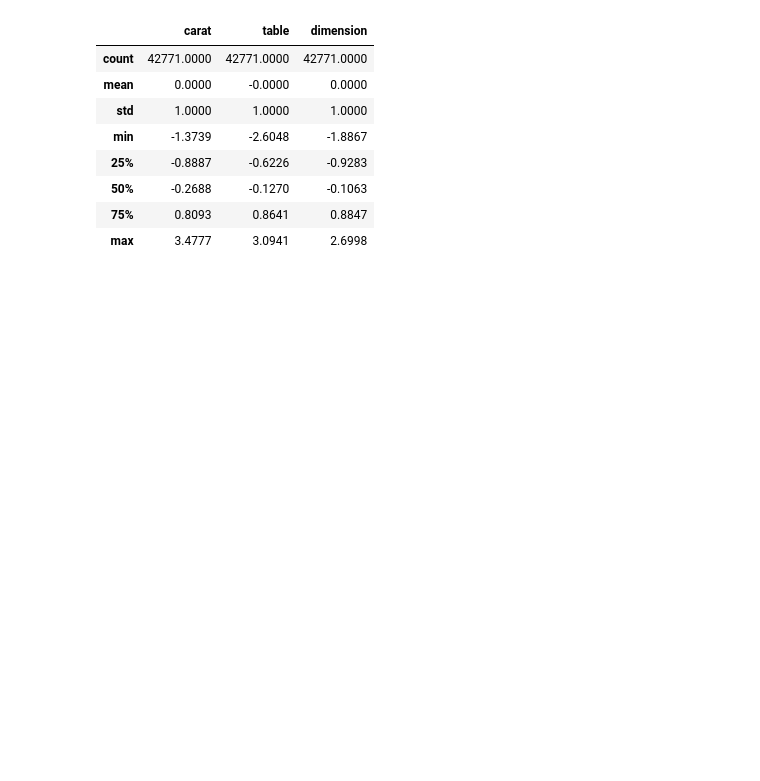
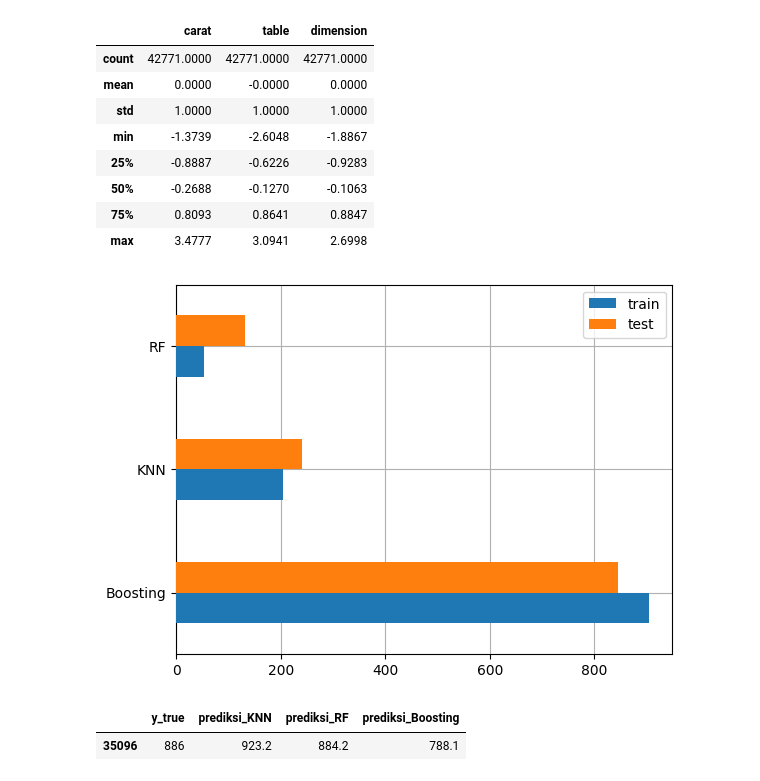
Before and after one commit to rubyw177/diamond-price-predictive, a Jupyter notebook: diamond_predictive.ipynb, the cells around one changed output. Saved outputs shown, nothing was run; the diff lists cells and outputs as text; code cells hidden in the pictures; blank space fills up the shorter version.

Commit message:
Added model evaluation

```diff
--- a/diamond_predictive.ipynb
+++ b/diamond_predictive.ipynb
@@ -335,3 +335,30 @@ from sklearn.ensemble import AdaBoostRegressor
 boosting = AdaBoostRegressor(learning_rate=0.05, random_state=55)
 boosting.fit(X_train, y_train)
 models.loc["train_mse", "Boosting"] = mean_squared_error(y_pred=boosting.predict(X_train), y_true=y_train)
+# %%
+# scale the x test before inputting it to model
+X_test.loc[:, numerical_features] = scaler.transform(X_test[numerical_features])
+# %%
+mse = pd.DataFrame(columns=['train', 'test'], index=['KNN','RF','Boosting'])
+
+model_dict = {'KNN': knn, 'RF': RF, 'Boosting': boosting}
+
+for name, model in model_dict.items():
+    mse.loc[name, 'train'] = mean_squared_error(y_true=y_train, y_pred=model.predict(X_train))/1e3
+    mse.loc[name, 'test'] = mean_squared_error(y_true=y_test, y_pred=model.predict(X_test))/1e3
+# %%
+fig, ax = plt.subplots()
+mse.sort_values(by='test', ascending=False).plot(kind='barh', ax=ax, zorder=3)
+ax.grid(zorder=0)
+# %% [output]
+[figure, added]
+# %%
+prediksi = X_test.iloc[:1].copy()
+pred_dict = {'y_true':y_test[:1]}
+for name, model in model_dict.items():
+    pred_dict['prediksi_'+name] = model.predict(prediksi).round(1)
+
+pd.DataFrame(pred_dict)
+# %% [output]
+|  | y_true | prediksi_KNN | prediksi_RF | prediksi_Boosting |
+| 35096 | 886 | 923.2 | 884.2 | 788.1 |
```
